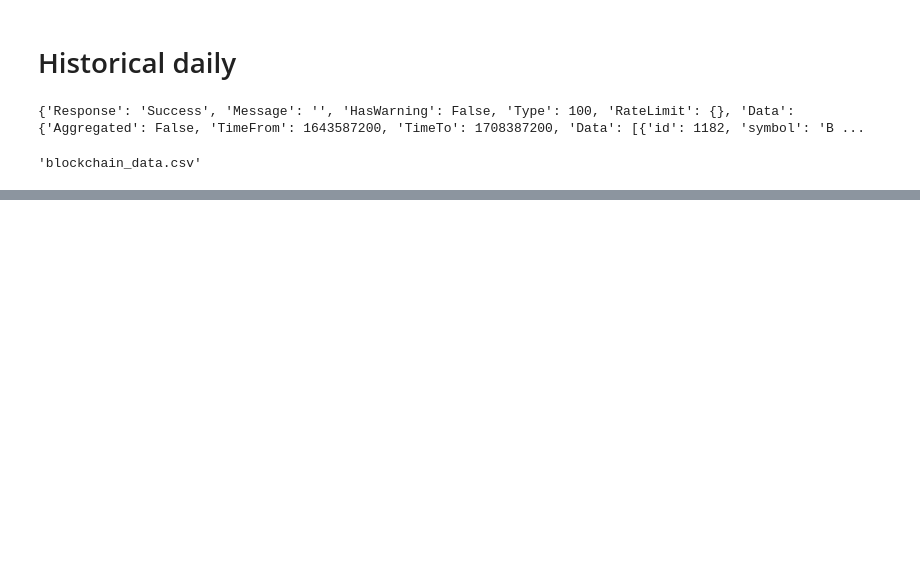
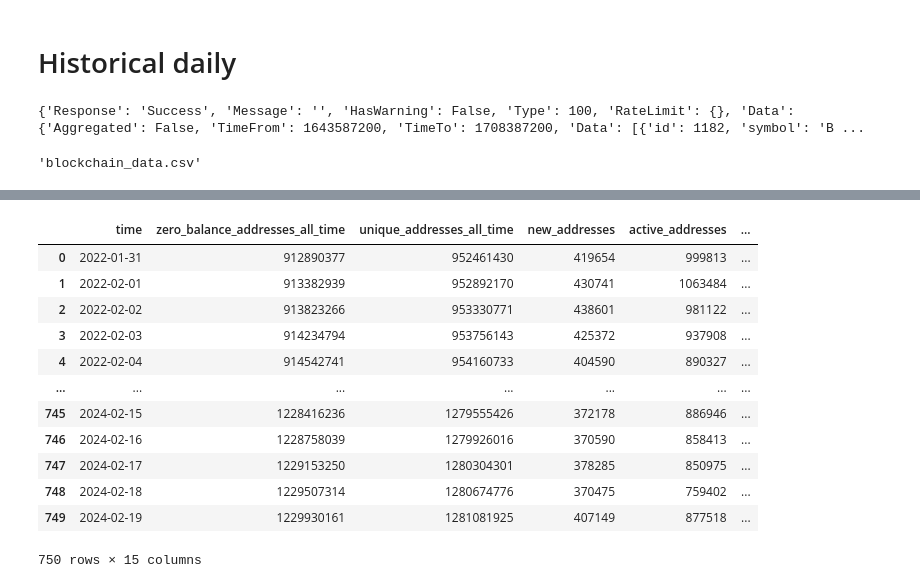
Before and after one commit to SkyTong/DS440, a Jupyter notebook: BTCpred/volume/data/raw/Blockchain_info/Blockchain_data.ipynb, the cells around one changed output, grey strips where cells are left out. Cells and saved outputs as stored; diff of their text form; code cells hidden in the pictures; blank space fills up the shorter version.

```diff
--- a/BTCpred/volume/data/raw/Blockchain_info/Blockchain_data.ipynb
+++ b/BTCpred/volume/data/raw/Blockchain_info/Blockchain_data.ipynb
@@ -447,0 +532,16 @@ modified_file_path
+# %%
+df2
+# %% [output]
+|  | time | zero_balance_addresses_all_time | unique_addresses_all_time | new_addresses | active_addresses | ... |
+| 0 | 2022-01-31 | 912890377 | 952461430 | 419654 | 999813 | ... |
+| 1 | 2022-02-01 | 913382939 | 952892170 | 430741 | 1063484 | ... |
+| 2 | 2022-02-02 | 913823266 | 953330771 | 438601 | 981122 | ... |
+| 3 | 2022-02-03 | 914234794 | 953756143 | 425372 | 937908 | ... |
+| 4 | 2022-02-04 | 914542741 | 954160733 | 404590 | 890327 | ... |
+| ... | ... | ... | ... | ... | ... | ... |
+| 745 | 2024-02-15 | 1228416236 | 1279555426 | 372178 | 886946 | ... |
+| 746 | 2024-02-16 | 1228758039 | 1279926016 | 370590 | 858413 | ... |
+| 747 | 2024-02-17 | 1229153250 | 1280304301 | 378285 | 850975 | ... |
+| 748 | 2024-02-18 | 1229507314 | 1280674776 | 370475 | 759402 | ... |
+| 749 | 2024-02-19 | 1229930161 | 1281081925 | 407149 | 877518 | ... |
+750 rows × 15 columns
```
Also changed, not shown: parts of 13 cells of this notebook, 7 other files.
